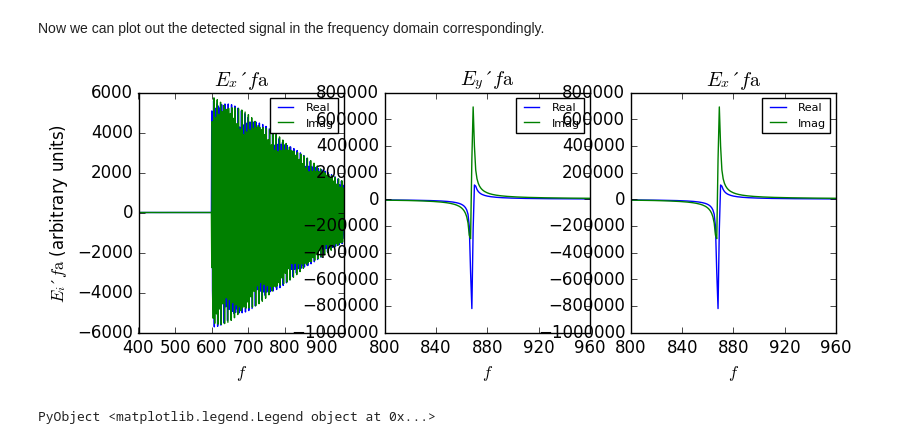
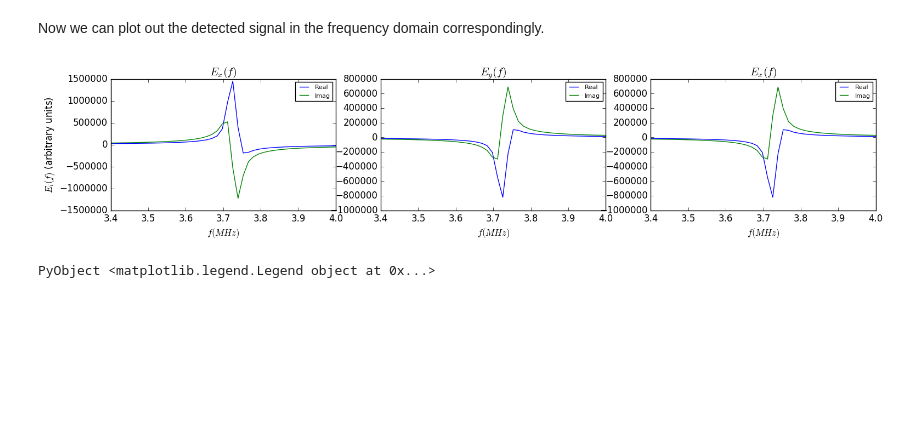
Before and after one commit to i2000s/simnanophotonics, a Jupyter notebook: sqwg.ipynb, the cells around one changed output. Cells and saved outputs as stored; diff of their text form; code cells hidden in the pictures; blank space fills up the shorter version.

Commit message:
Try normalizing the frequency scale.

```diff
--- a/sqwg.ipynb
+++ b/sqwg.ipynb
@@ -347,34 +346,35 @@ legend(["Real", "Imag"],fontsize=8)
 Now we can plot out the detected signal in the frequency domain correspondingly.
 # %%
 ex_f=fft(ex); ey_f=fft(ey); ez_f=fft(ez);
-ex_f=fftshift(ex); ey_f=fftshift(ey_f); ez_f=fftshift(ez_f); # Have to shift the frequency domain data for complex singal. See: http://www.exegetic.biz/blog/2015/10/monthofjulia-day-37-fourier-techniques/
-figure(figsize=(9,3))
+#ex_f=fftshift(ex_f); ey_f=fftshift(ey_f); ez_f=fftshift(ez_f); # Have to shift the frequency domain data for complex singal. See: http://www.exegetic.biz/blog/2015/10/monthofjulia-day-37-fourier-techniques/
+freq_scale=linspace(0,1/60,lent)*1000;
+figure(figsize=(18,3))
 subplot(1,3,1)
-plot(real(ex_f))
-plot(imag(ex_f))
-xlabel(L"f")
-xlim([400,960])
+plot(freq_scale,real(ex_f))
+plot(freq_scale,imag(ex_f))
+xlabel(L"f (MHz)")
+xlim([3.4,4])
 ylabel(L"$E_i(f)$ (arbitrary units)")
 title("\$E_x(f)\$")
 legend(["Real", "Imag"],fontsize=8)
 
 subplot(1,3,2)
-plot(real(ey_f))
-plot(imag(ey_f))
-xlabel(L"f")
-xlim([800,960])
-xticks(linspace(800,960,5))
+plot(freq_scale,real(ey_f))
+plot(freq_scale,imag(ey_f))
+xlabel(L"f (MHz)")
+xlim([3.4,4])
+#xticks(linspace(800,960,5))
 title("\$E_y(f)\$")
 legend(["Real", "Imag"],fontsize=8)
 
 subplot(1,3,3)
-plot(real(ez_f))
-plot(imag(ez_f))
-xlabel(L"f")
-xlim([800,960])
-xticks(linspace(800,960,5))
+plot(freq_scale,real(ez_f))
+plot(freq_scale,imag(ez_f))
+xlabel(L"f (MHz)")
+xlim([3.4,4])
+#xticks(linspace(800,960,5))
 title("\$E_x(f)\$")
 legend(["Real", "Imag"],fontsize=8)
 # %% [output]
-[figure, old version]
+[figure, new version]
 PyObject <matplotlib.legend.Legend object at 0x...>
```
Also changed, not shown: parts of 4 cells of this notebook.
